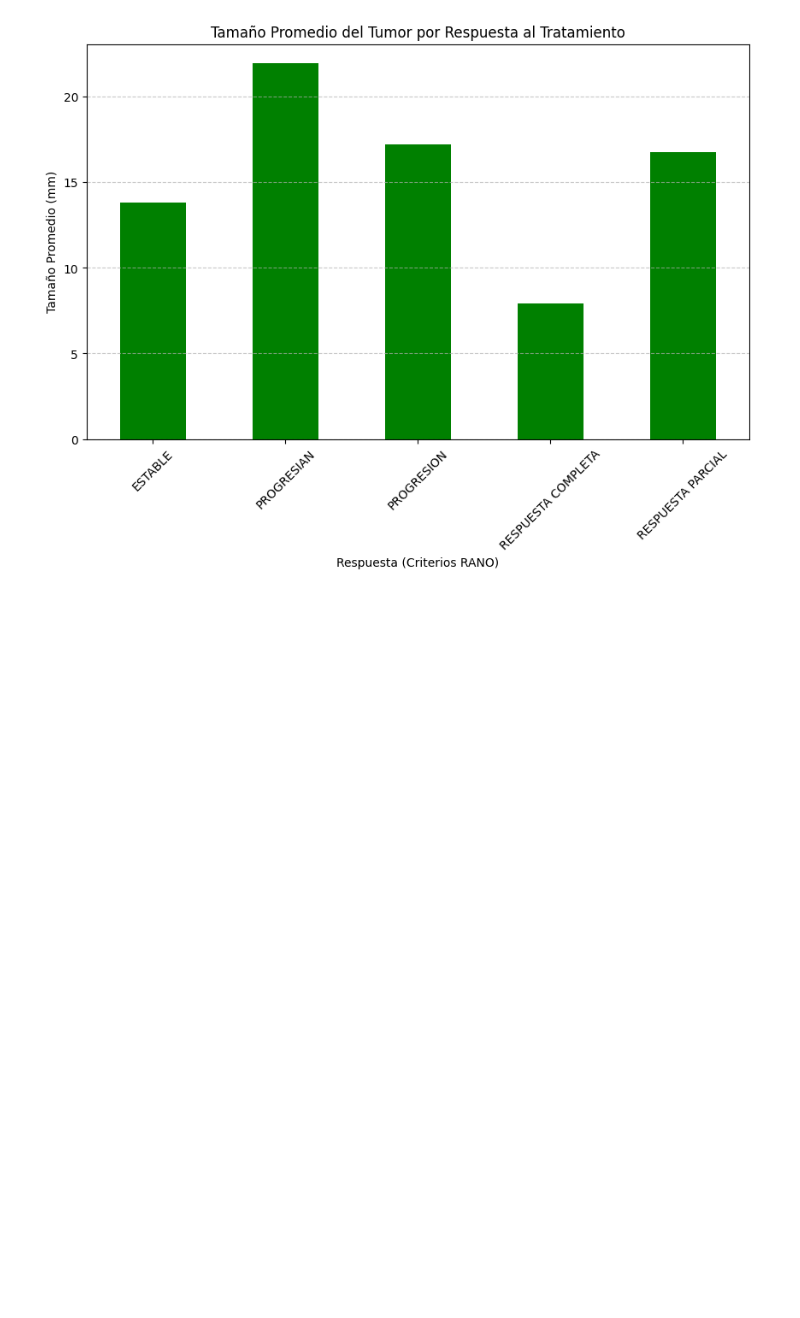
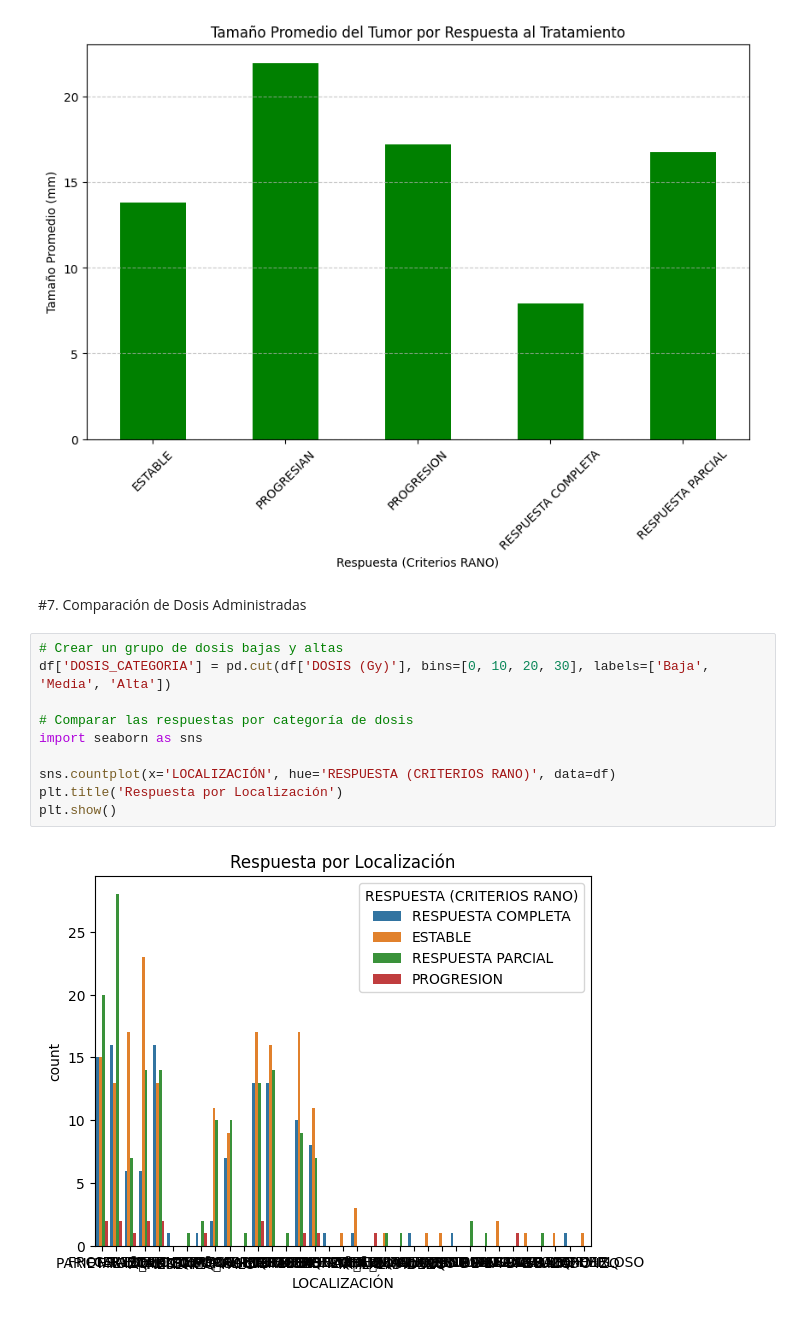
Before and after one commit to AngelTroncoso/TratamientoOncologico, a Jupyter notebook: Angel.ipynb, the cells around one changed output. Saved outputs shown, nothing was run; the diff lists cells and outputs as text; blank space fills up the shorter version.

```diff
--- a/Angel.ipynb
+++ b/Angel.ipynb
@@ -592,3 +592,17 @@ PROGRESION                  14.650  25.175  34.0
 RESPUESTA COMPLETA           6.000   9.200  57.0
 RESPUESTA PARCIAL           15.500  21.900  61.0
 [figure]
+# %% [markdown]
+#7. Comparación de Dosis Administradas
+# %%
+# Crear un grupo de dosis bajas y altas
+df['DOSIS_CATEGORIA'] = pd.cut(df['DOSIS (Gy)'], bins=[0, 10, 20, 30], labels=['Baja', 'Media', 'Alta'])
+
+# Comparar las respuestas por categoría de dosis
+import seaborn as sns
+
+sns.countplot(x='LOCALIZACIÓN', hue='RESPUESTA (CRITERIOS RANO)', data=df)
+plt.title('Respuesta por Localización')
+plt.show()
+# %% [output]
+[figure, added]
```
Also changed, not shown: parts of 8 cells of this notebook.
